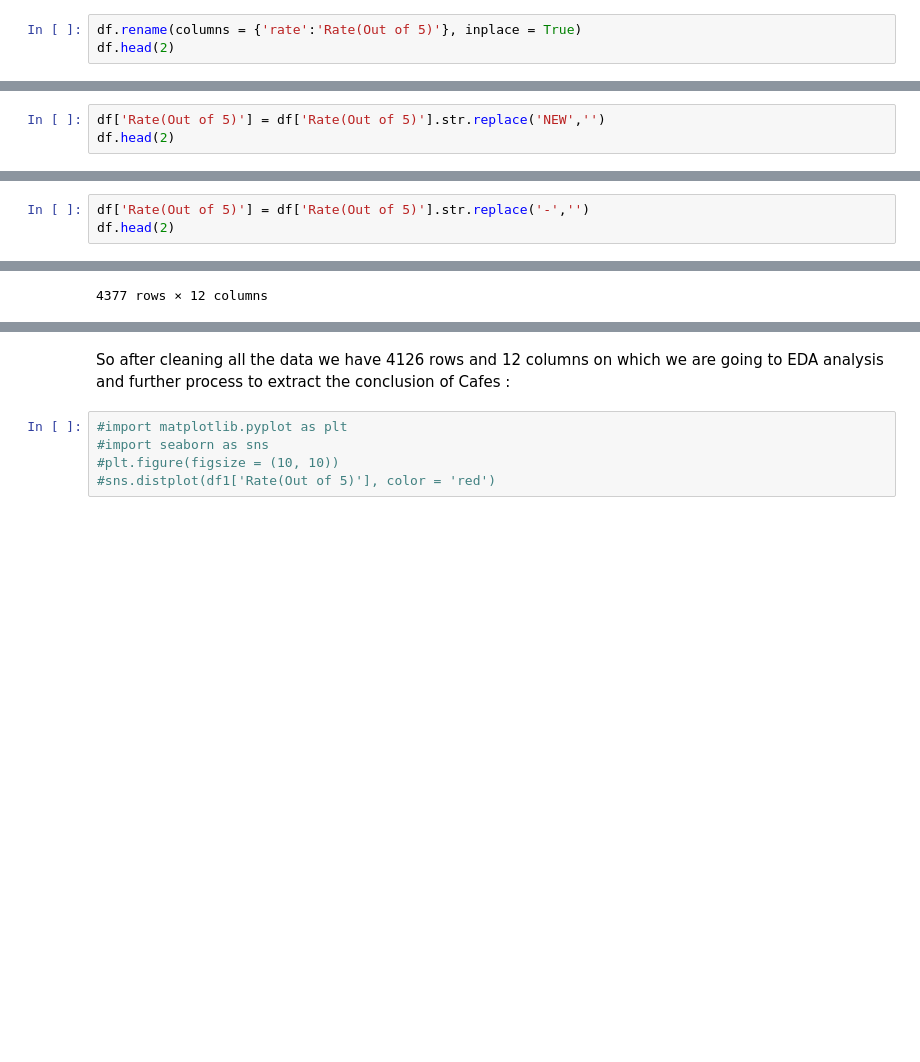
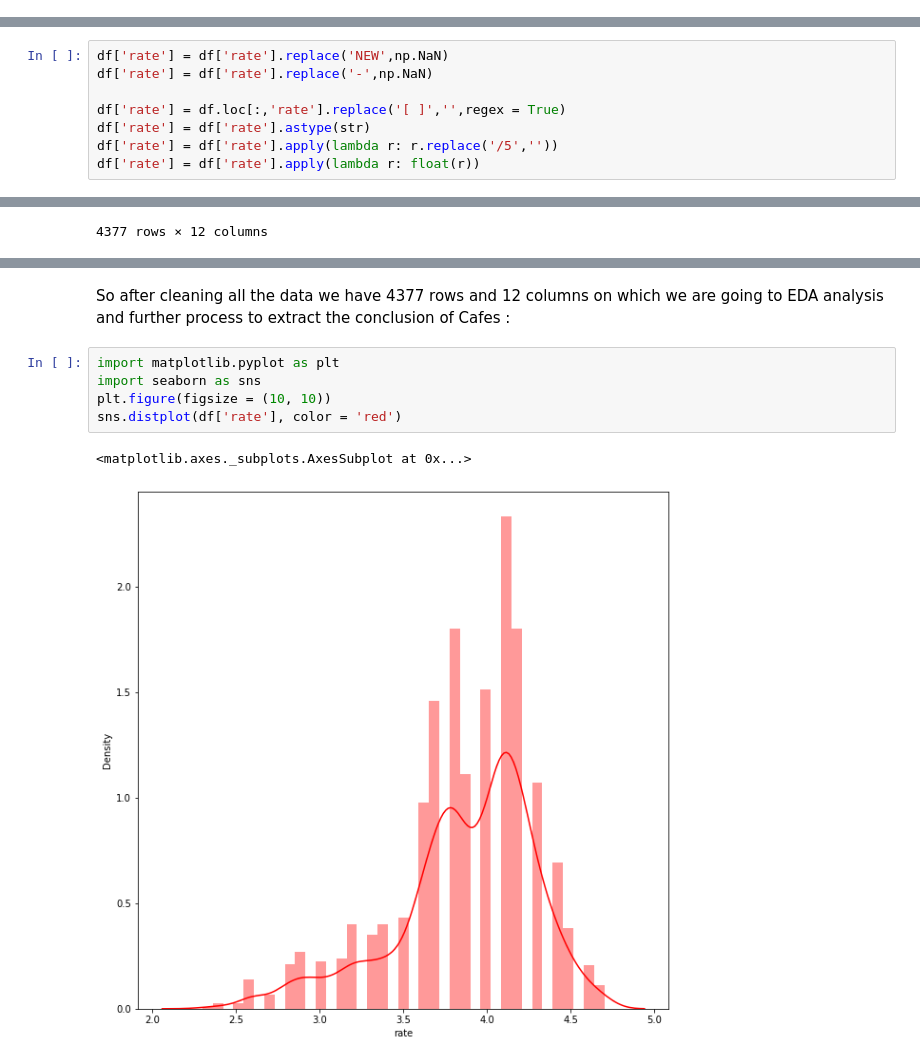
Before and after one commit to satyhim/Project-2-Bangalore_Cafe, a Jupyter notebook: Rough6.ipynb, the cells around one changed output, grey strips where cells are left out. Cells and saved outputs as stored; diff of their text form; blank space fills up the shorter version.

```diff
--- a/Rough6.ipynb
+++ b/Rough6.ipynb
@@ -274,3 +265,0 @@ df.head(3)
-# %%
-df.rename(columns = {'rate':'Rate(Out of 5)'}, inplace = True)
-df.head(2)
@@ -286,3 +265,0 @@ To replace all null values to median from rate column , we are seeing some value
-# %%
-df['Rate(Out of 5)'] = df['Rate(Out of 5)'].str.replace('NEW','')
-df.head(2)
@@ -293,3 +265,0 @@ df.head(2)
-# %%
-df['Rate(Out of 5)'] = df['Rate(Out of 5)'].str.replace('-','')
-df.head(2)
@@ -300,3 +266,11 @@ df.head(2)
+# %%
+df['rate'] = df['rate'].replace('NEW',np.NaN)
+df['rate'] = df['rate'].replace('-',np.NaN)
+
+df['rate'] = df.loc[:,'rate'].replace('[ ]','',regex = True)
+df['rate'] = df['rate'].astype(str)
+df['rate'] = df['rate'].apply(lambda r: r.replace('/5',''))
+df['rate'] = df['rate'].apply(lambda r: float(r))
 # %%
 df
 # %% [output]
@@ -344,7 +306,10 @@ dtype: int64
 # %% [markdown]
-So after cleaning all the data we have 4126 rows and 12 columns on which we are going to EDA analysis and further process to extract the conclusion of Cafes :
+So after cleaning all the data we have 4377 rows and 12 columns on which we are going to EDA analysis and further process to extract the conclusion of Cafes :
 # %%
-#import matplotlib.pyplot as plt
-#import seaborn as sns
-#plt.figure(figsize = (10, 10))
-#sns.distplot(df1['Rate(Out of 5)'], color = 'red')
+import matplotlib.pyplot as plt
+import seaborn as sns
+plt.figure(figsize = (10, 10))
+sns.distplot(df['rate'], color = 'red')
+# %% [output]
+<matplotlib.axes._subplots.AxesSubplot at 0x...>
+[figure, added]
```
Also changed, not shown: parts of 28 cells of this notebook.
